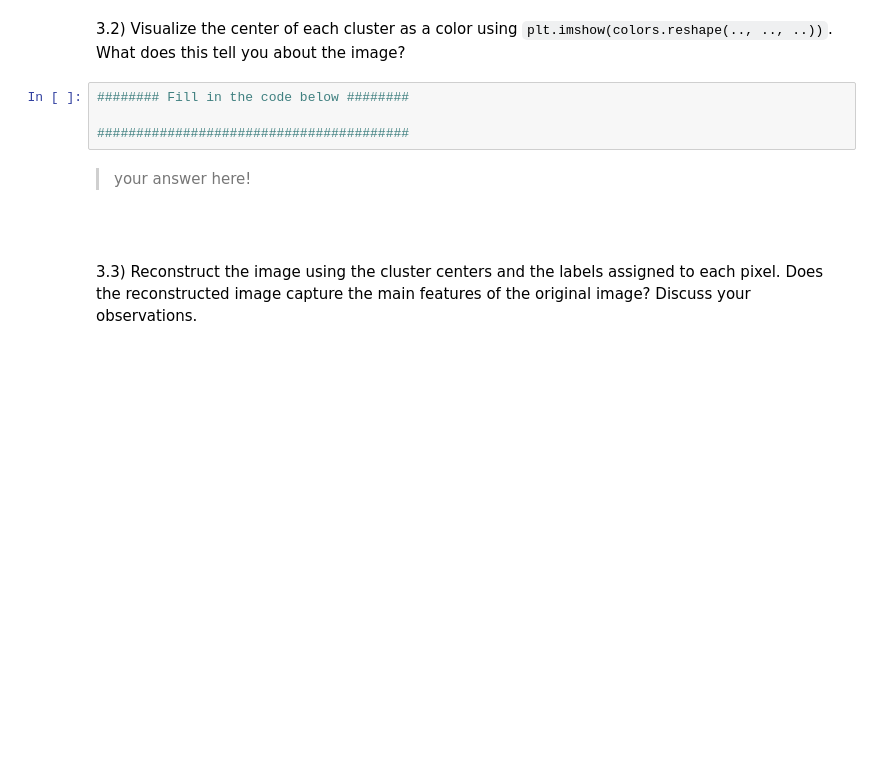
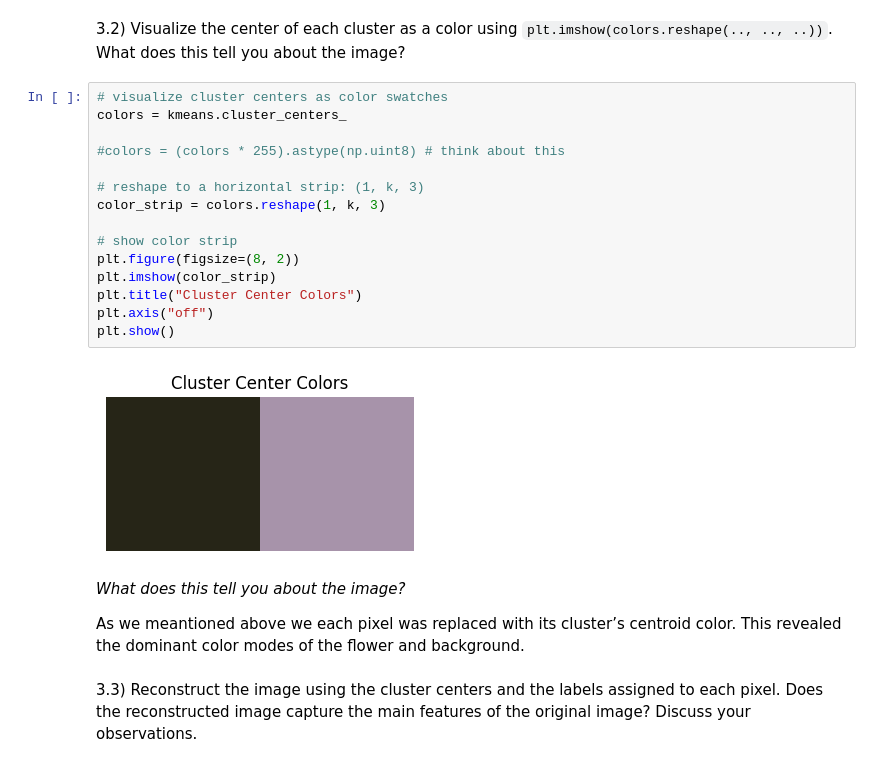
Before and after one commit to fractalclockwork/Chem277B, a Jupyter notebook: hw/HW_05/05_HW.ipynb, the cells around one changed output. Saved outputs shown, nothing was run; the diff lists cells and outputs as text; blank space fills up the shorter version.

```diff
--- a/hw/HW_05/05_HW.ipynb
+++ b/hw/HW_05/05_HW.ipynb
@@ -129,13 +228,27 @@ index = 0
 # %% [markdown]
 3.2) Visualize the center of each cluster as a color using `plt.imshow(colors.reshape(.., .., ..))`. What does this tell you about the image?
 # %%
-######## Fill in the code below ########
+# visualize cluster centers as color swatches
+colors = kmeans.cluster_centers_
 
-########################################
+#colors = (colors * 255).astype(np.uint8) # think about this
+
+# reshape to a horizontal strip: (1, k, 3)
+color_strip = colors.reshape(1, k, 3)
+
+# show color strip
+plt.figure(figsize=(8, 2))
+plt.imshow(color_strip)
+plt.title("Cluster Center Colors")
+plt.axis("off")
+plt.show()
+# %% [output]
+[figure, added]
 # %% [markdown]
-> your answer here!
+*What does this tell you about the image?*
+
+As we meantioned above we each pixel was replaced with its cluster’s centroid color.
+This revealed the dominant color modes of the flower and background.
-# %% [markdown]
-<br>
 # %% [markdown]
 3.3) Reconstruct the image using the cluster centers and the labels assigned to each pixel. Does the reconstructed image capture the main features of the original image? Discuss your observations.
 # %%
```
Also changed, not shown: parts of 6 cells of this notebook.
